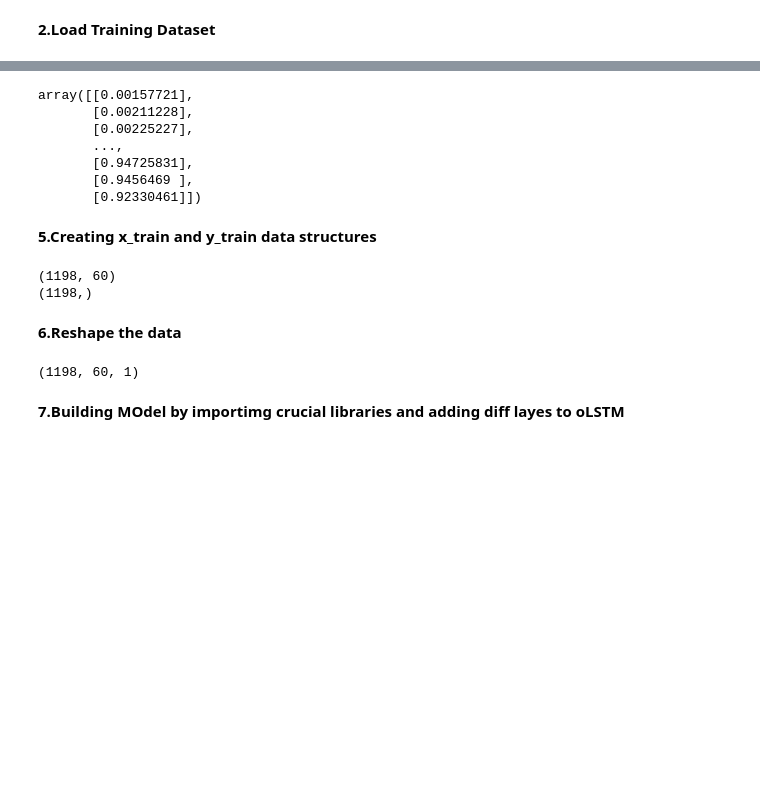
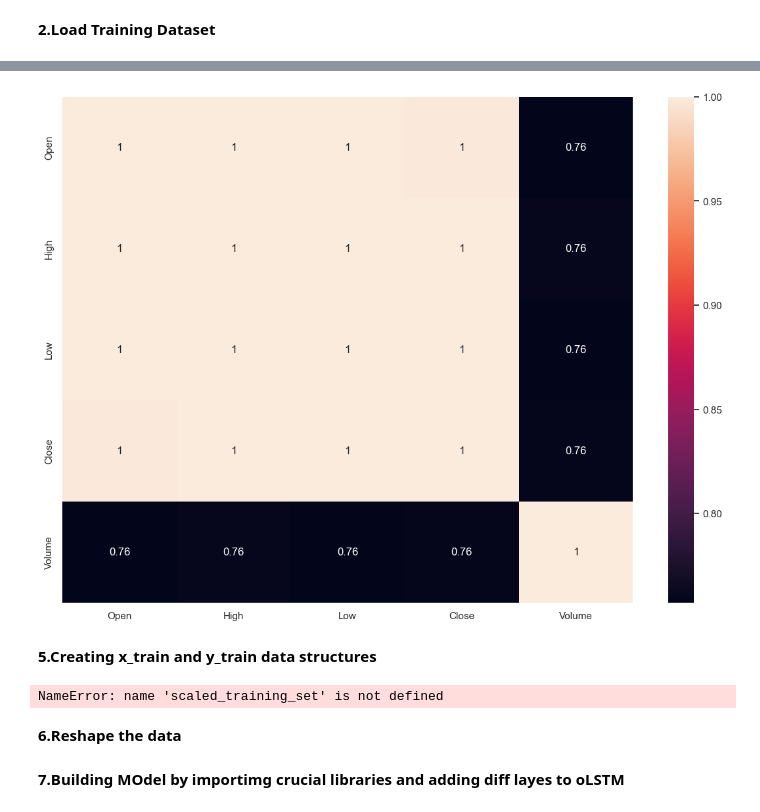
Before and after one commit to SabitaMagr/Stock-Prediction-System, a Jupyter notebook: StockMarket.ipynb, the cells around one changed output, grey strips where cells are left out. Cells and saved outputs as stored; diff of their text form; code cells hidden in the pictures; blank space fills up the shorter version.

```diff
--- a/StockMarket.ipynb
+++ b/StockMarket.ipynb
@@ -36 +64,15 @@ print(training_set.shape)
+# %%
+def clean_percentage(column):
+    return column.replace('[\%,]', '', regex=True).astype(float) / 100.0
+
+# Apply the function to all columns with percentage strings
+for col in data.columns:
+    if data[col].dtype == 'object':
+        try:
+            data[col] = clean_percentage(data[col])
+        except ValueError:
+            data[col] = pd.to_numeric(data[col], errors='coerce')
+
+# Drop rows with any NaN values
+data = data.dropna()
 # %% [markdown]
@@ -38,17 +80,12 @@ print(training_set.shape)
 # %%
-from sklearn.preprocessing import MinMaxScaler
+fig=plt.figure(figsize=(14,10))  #create new fig with size 14 inch by 10 inches
 
-scaler=MinMaxScaler(feature_range=(0,1))
-scaled_training_set=scaler.fit_transform(training_set)
-scaled_training_set
+sns.heatmap(data.corr(),annot=True)   # create correlation matrix of dataframe data and create heatmap using seaborn
+sns.set_style("whitegrid")   #set white background color
+
+fig.savefig(output_dir_path+"Correlation_heatmap.pdf",dpi=600)  # save img as pdf
 # %% [output]
-array([[0.00157721],
-       [0.00211228],
-       [0.00225227],
-       ...,
-       [0.94725831],
-       [0.9456469 ],
-       [0.92330461]])
+[figure, added]
 # %% [markdown]
 **5.Creating x_train and y_train data structures**
 # %%
@@ -62,15 +99,12 @@ Y_train=np.array(Y_train)
 print (X_train.shape)
 print(Y_train.shape)
 # %% [output]
-(1198, 60)
-(1198,)
+NameError: name 'scaled_training_set' is not defined
 # %% [markdown]
 **6.Reshape the data**
 # %%
 X_train=np.reshape(X_train,(X_train.shape[0],X_train.shape[1],1))
 X_train.shape
-# %% [output]
-(1198, 60, 1)
 # %% [markdown]
 **7.Building MOdel by importimg crucial libraries and adding diff layes to oLSTM**
 # %%
```
Also changed, not shown: parts of 8 cells of this notebook, 5 other files.
